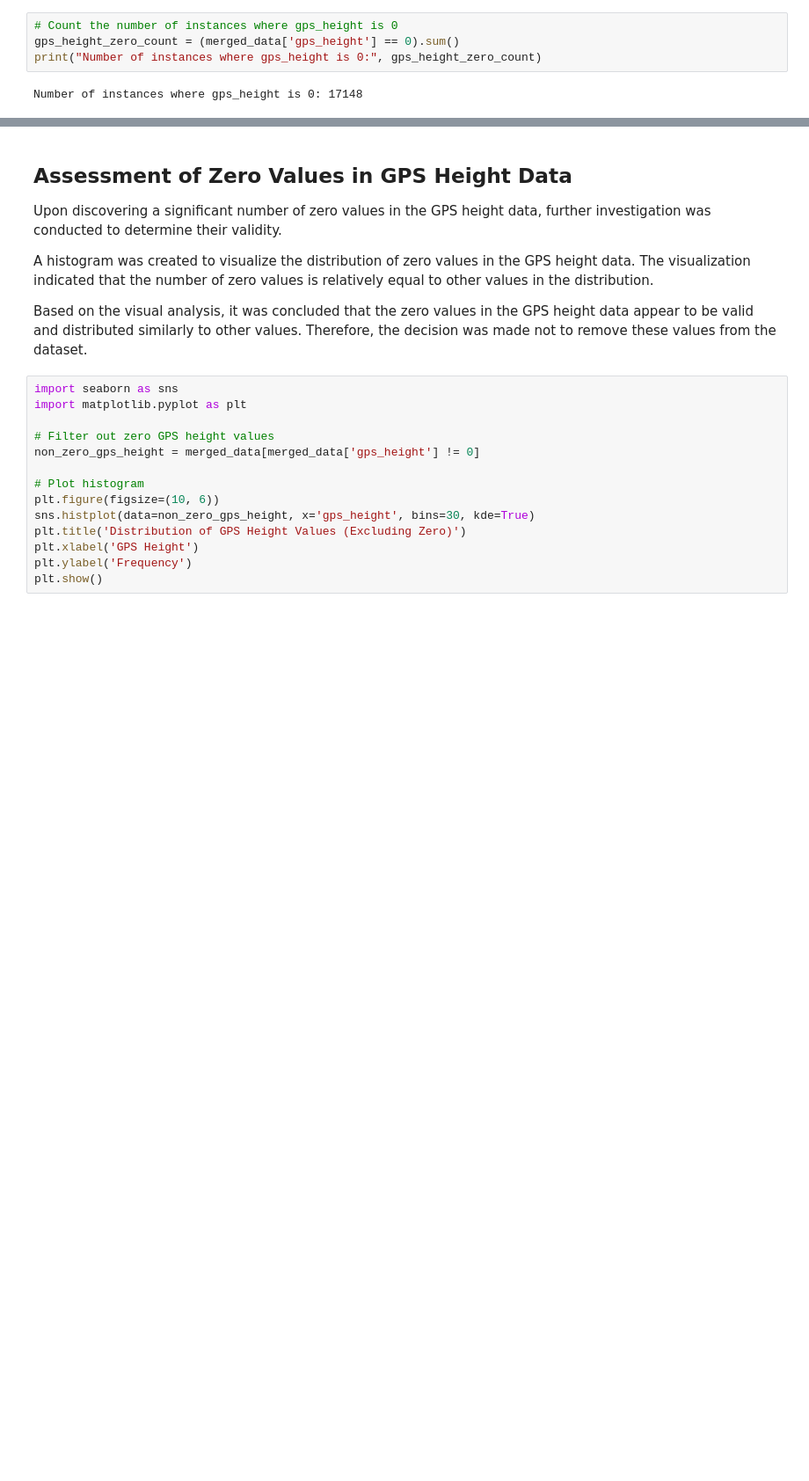
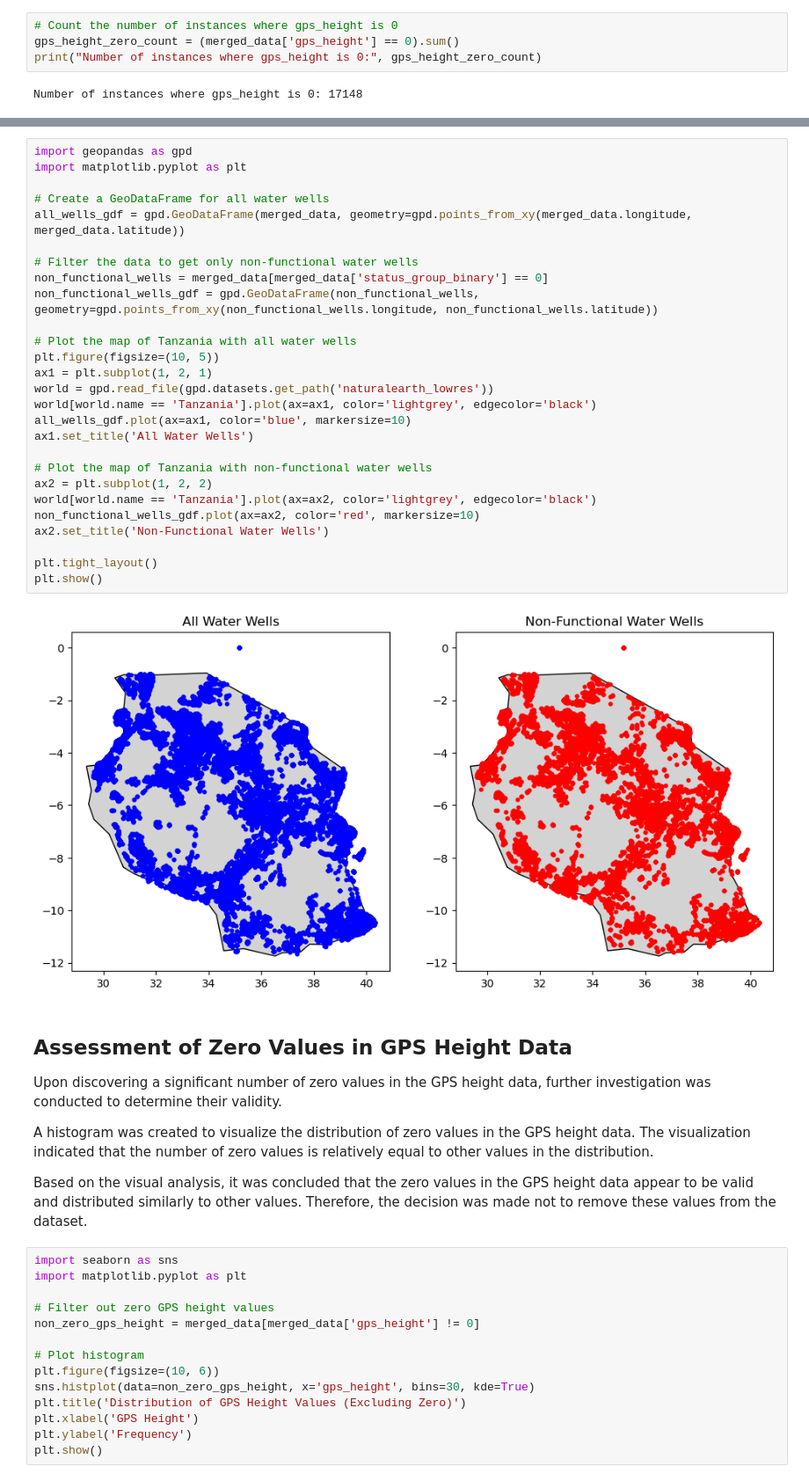
Before and after one commit to jguzzo522/twaterwell, a Jupyter notebook: tanwaterwell.ipynb, the cells around one changed output, grey strips where cells are left out. Shown at 88% size. Saved outputs shown, nothing was run; the diff lists cells and outputs as text; blank space fills up the shorter version.

```diff
--- a/tanwaterwell.ipynb
+++ b/tanwaterwell.ipynb
@@ -1369,3 +1133,32 @@ Number of instances where gps_height is 0: 17148
+# %%
+import geopandas as gpd
+import matplotlib.pyplot as plt
+
+# Create a GeoDataFrame for all water wells
+all_wells_gdf = gpd.GeoDataFrame(merged_data, geometry=gpd.points_from_xy(merged_data.longitude, merged_data.latitude))
+
+# Filter the data to get only non-functional water wells
+non_functional_wells = merged_data[merged_data['status_group_binary'] == 0]
+non_functional_wells_gdf = gpd.GeoDataFrame(non_functional_wells, geometry=gpd.points_from_xy(non_functional_wells.longitude, non_functional_wells.latitude))
+
+# Plot the map of Tanzania with all water wells
+plt.figure(figsize=(10, 5))
+ax1 = plt.subplot(1, 2, 1)
+world = gpd.read_file(gpd.datasets.get_path('naturalearth_lowres'))
+world[world.name == 'Tanzania'].plot(ax=ax1, color='lightgrey', edgecolor='black')
+all_wells_gdf.plot(ax=ax1, color='blue', markersize=10)
+ax1.set_title('All Water Wells')
+
+# Plot the map of Tanzania with non-functional water wells
+ax2 = plt.subplot(1, 2, 2)
+world[world.name == 'Tanzania'].plot(ax=ax2, color='lightgrey', edgecolor='black')
+non_functional_wells_gdf.plot(ax=ax2, color='red', markersize=10)
+ax2.set_title('Non-Functional Water Wells')
+
+plt.tight_layout()
+plt.show()
+# %% [output]
+[figure, added]
 # %% [markdown]
 ## Assessment of Zero Values in GPS Height Data
 Upon discovering a significant number of zero values in the GPS height data, further investigation was conducted to determine their validity.
```
Also changed, not shown: parts of 63 cells of this notebook.
